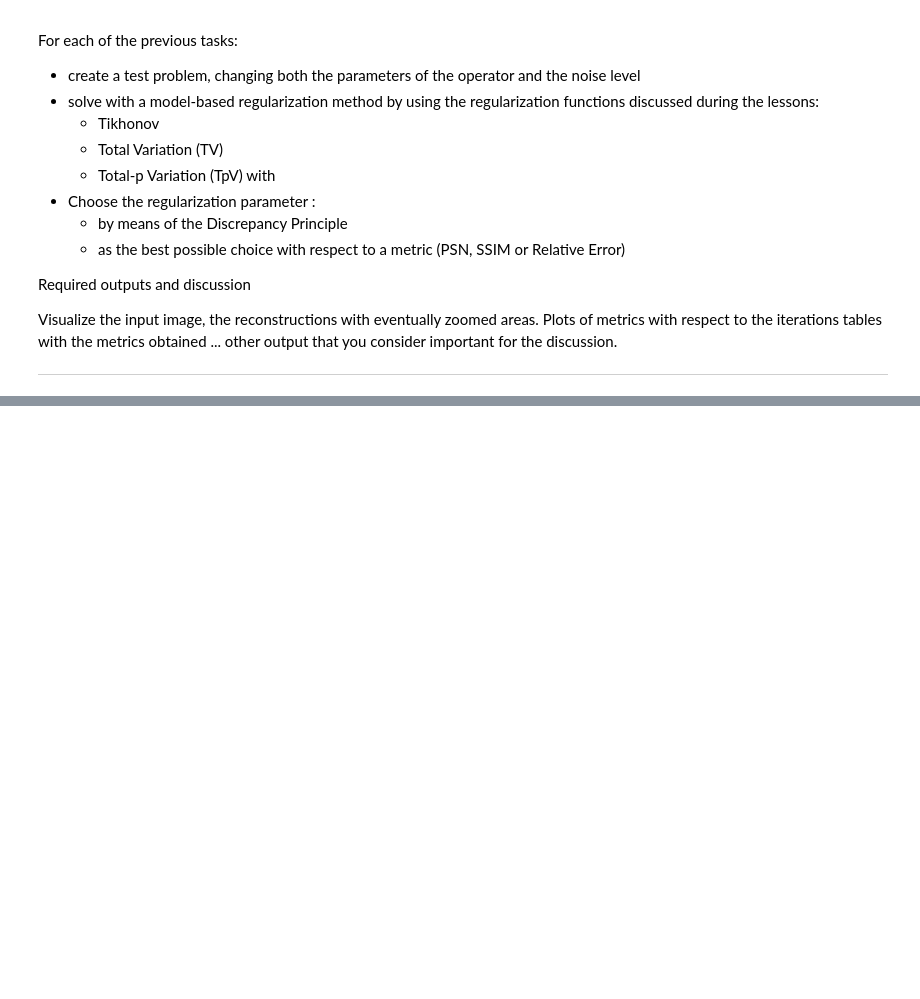
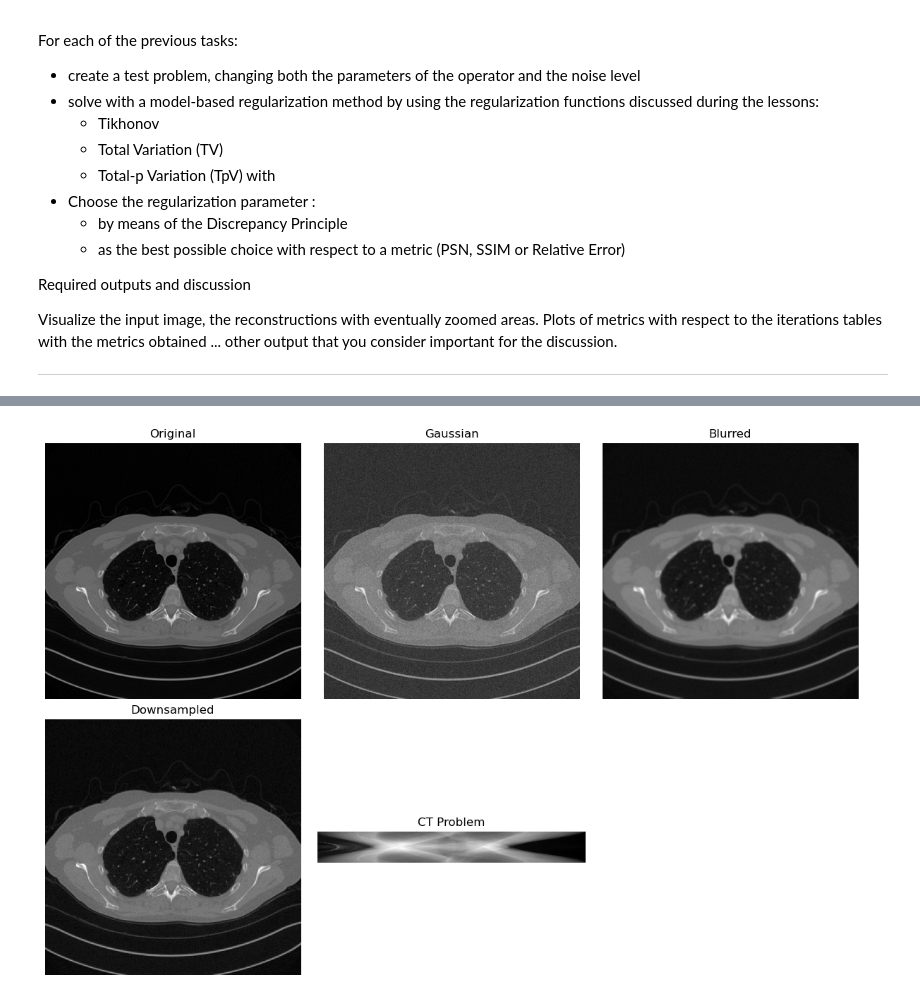
Before and after one commit to mattiadispigno/Computational-Imaging, a Jupyter notebook: homework1_ModelBasedApproach.ipynb, the cells around one changed output, grey strips where cells are left out. Cells and saved outputs as stored; diff of their text form; code cells hidden in the pictures; blank space fills up the shorter version.

```diff
--- a/homework1_ModelBasedApproach.ipynb
+++ b/homework1_ModelBasedApproach.ipynb
@@ -71,0 +93,12 @@ plt.show()
+# %%
+K_sp = operators.DownScaling(
+    img_shape=x_true.shape[-2:],
+    downscale_factor=2,
+    mode='avg',
+)
+
+# Build test problem
+noise_level = 0.01
+y=K_sp(x_true)
+y_delta_sr = y + noise_level * torch.randn_like(y)
+print(f"Shape of the measurements: {list(y_delta_sr.shape)}.")
@@ -71,0 +161,23 @@ plt.show()
+# %%
+# Display the results
+
+plt.figure(figsize=(12, 8))
+
+titles = ["Original",
+          "Gaussian",
+          "Blurred",
+          "Downsampled",
+          "CT Problem"]
+
+images = [x_true, y_delta_ns, y_delta_bl, y_delta_sr, y_delta_ct]
+
+for i in range(5):
+    plt.subplot(2, 3, i+1)
+    plt.imshow(images[i].squeeze(), cmap="gray")
+    plt.title(titles[i])
+    plt.axis("off")
+
+plt.tight_layout()
+plt.show()
+# %% [output]
+[figure, added]
```
Also changed, not shown: parts of 22 cells of this notebook, 5 other files.
